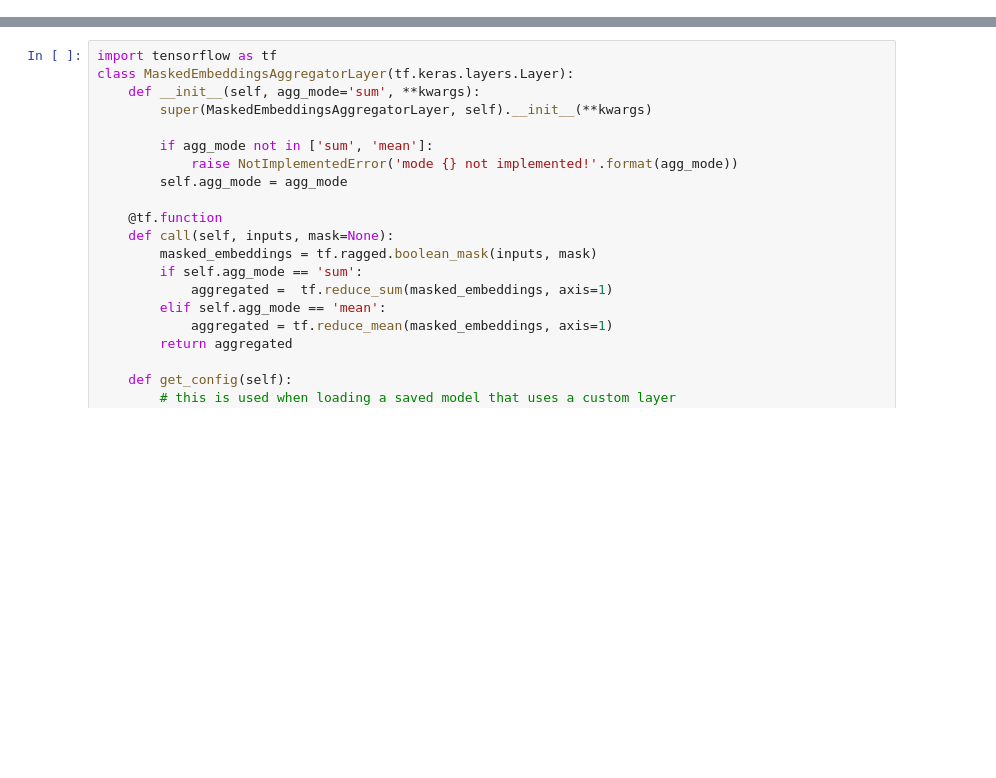
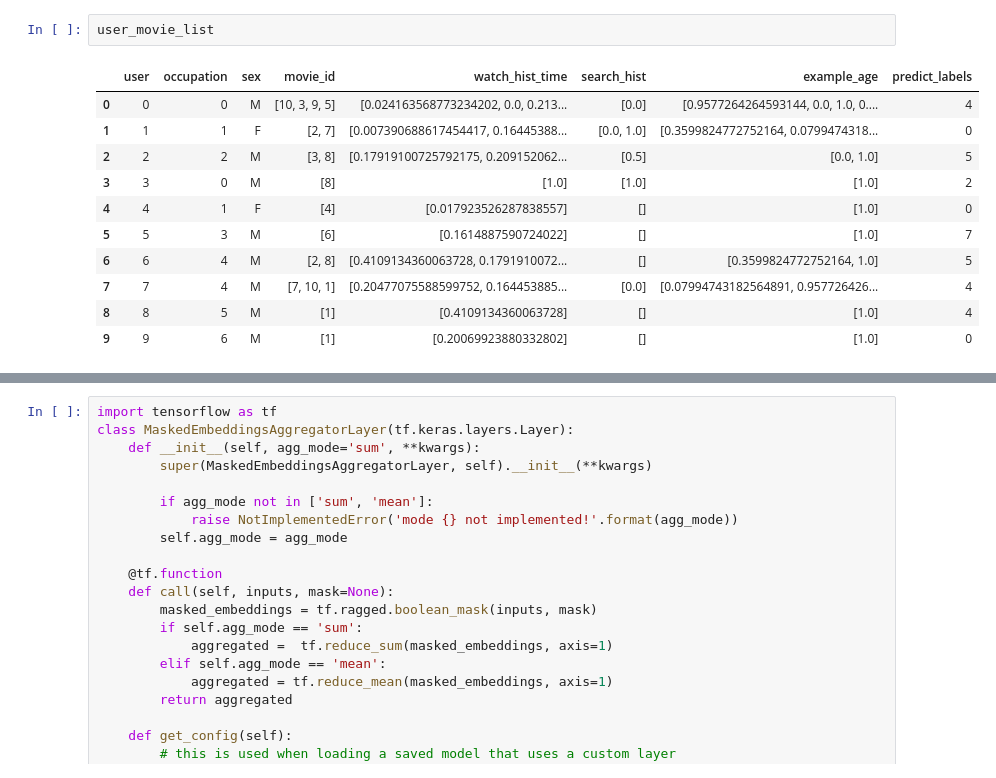
Before and after one commit to hyez/Deep-Youtube-Recommendations, a Jupyter notebook: neural_net.ipynb, the cells around one changed output, grey strips where cells are left out. Drawn from its saved outputs; the diff is of its cells as text; blank space fills up the shorter version.

```diff
--- a/neural_net.ipynb
+++ b/neural_net.ipynb
@@ -124,4 +137,18 @@ movies # 영화 정보 데이터
 10 rows × 26 columns
+# %%
+user_movie_list
+# %% [output]
+|  | user | occupation | sex | movie_id | watch_hist_time | search_hist | example_age | predict_labels |
+| 0 | 0 | 0 | M | [10, 3, 9, 5] | [0.024163568773234202, 0.0, 0.213... | [0.0] | [0.9577264264593144, 0.0, 1.0, 0.... | 4 |
+| 1 | 1 | 1 | F | [2, 7] | [0.007390688617454417, 0.16445388... | [0.0, 1.0] | [0.3599824772752164, 0.0799474318... | 0 |
+| 2 | 2 | 2 | M | [3, 8] | [0.17919100725792175, 0.209152062... | [0.5] | [0.0, 1.0] | 5 |
+| 3 | 3 | 0 | M | [8] | [1.0] | [1.0] | [1.0] | 2 |
+| 4 | 4 | 1 | F | [4] | [0.017923526287838557] | [] | [1.0] | 0 |
+| 5 | 5 | 3 | M | [6] | [0.1614887590724022] | [] | [1.0] | 7 |
+| 6 | 6 | 4 | M | [2, 8] | [0.4109134360063728, 0.1791910072... | [] | [0.3599824772752164, 1.0] | 5 |
+| 7 | 7 | 4 | M | [7, 10, 1] | [0.20477075588599752, 0.164453885... | [0.0] | [0.07994743182564891, 0.957726426... | 4 |
+| 8 | 8 | 5 | M | [1] | [0.4109134360063728] | [] | [1.0] | 4 |
+| 9 | 9 | 6 | M | [1] | [0.20069923880332802] | [] | [1.0] | 0 |
 # %%
 train_data # train data
 # %% [output]
```
Also changed, not shown: parts of 21 cells of this notebook, 2 other files.
